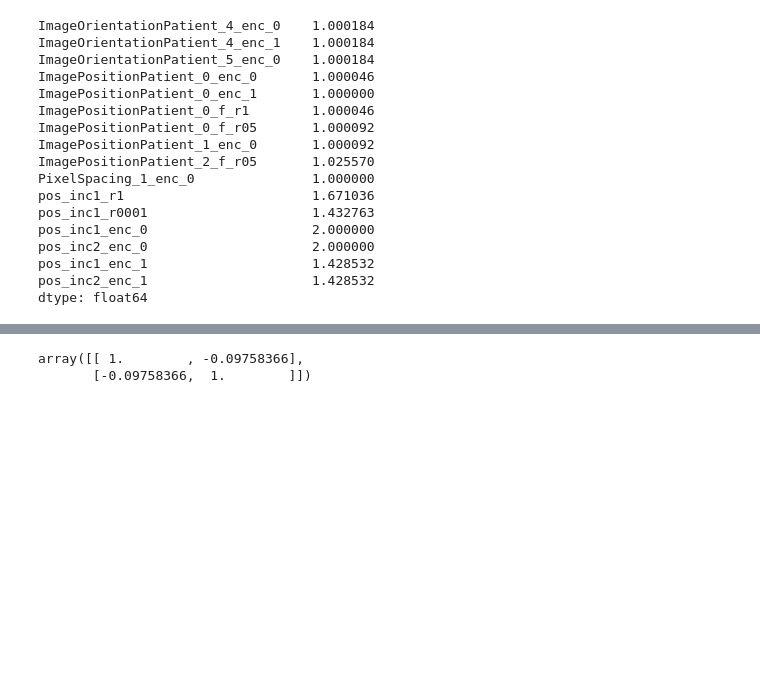
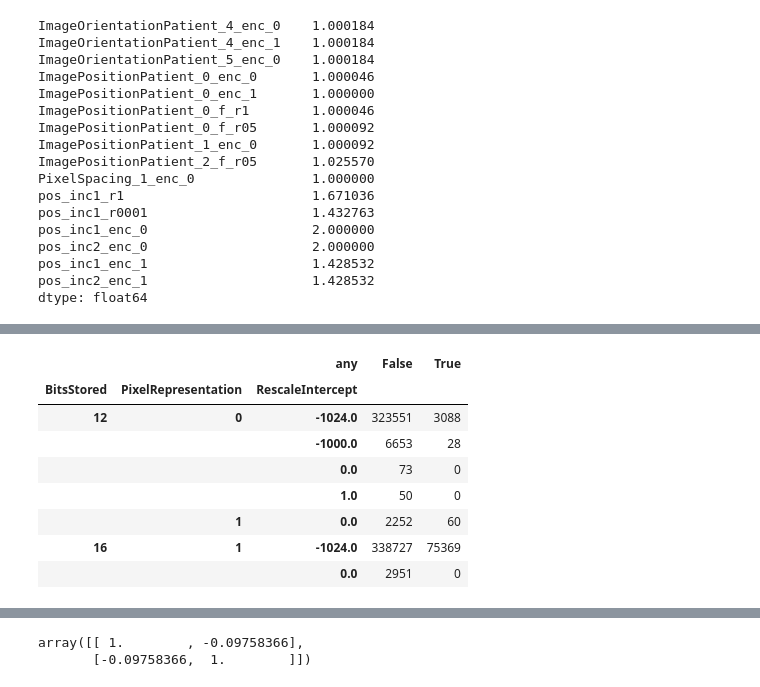
Before and after one commit to nosound2/RSNA-Hemorrhage, a Jupyter notebook: notebooks/Metadata.ipynb, the cells around one changed output, grey strips where cells are left out. Saved outputs shown, nothing was run; the diff lists cells and outputs as text; code cells hidden in the pictures; blank space fills up the shorter version.

```diff
--- a/notebooks/Metadata.ipynb
+++ b/notebooks/Metadata.ipynb
@@ -489,3 +478,16 @@ WindowWidth_1_le
+# %%
+pd.crosstab([data_md.BitsStored, data_md.PixelRepresentation, data_md.RescaleIntercept],
+             data_md['any'].isnull())
+# %% [output]
+|  |  | any | False | True |
+| BitsStored | PixelRepresentation | RescaleIntercept |  |  |
+| 12 | 0 | -1024.0 | 323551 | 3088 |
+|  |  | -1000.0 | 6653 | 28 |
+|  |  | 0.0 | 73 | 0 |
+|  |  | 1.0 | 50 | 0 |
+|  | 1 | 0.0 | 2252 | 60 |
+| 16 | 1 | -1024.0 | 338727 | 75369 |
+|  |  | 0.0 | 2951 | 0 |
 # %%
 pd.crosstab([train_md.pos_inc2_enc_0 + train_md.pos_inc1_enc_0],
              train_md['any'])
```
Also changed, not shown: parts of 42 cells of this notebook, 4 other files.
